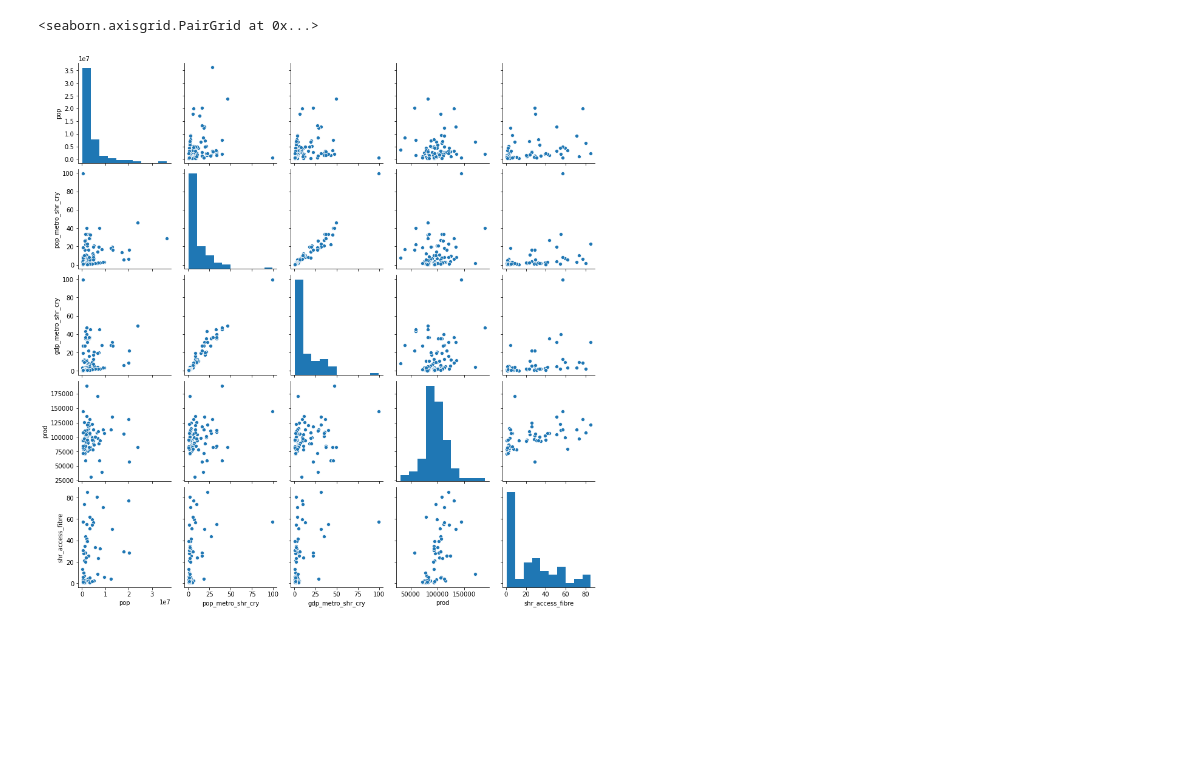
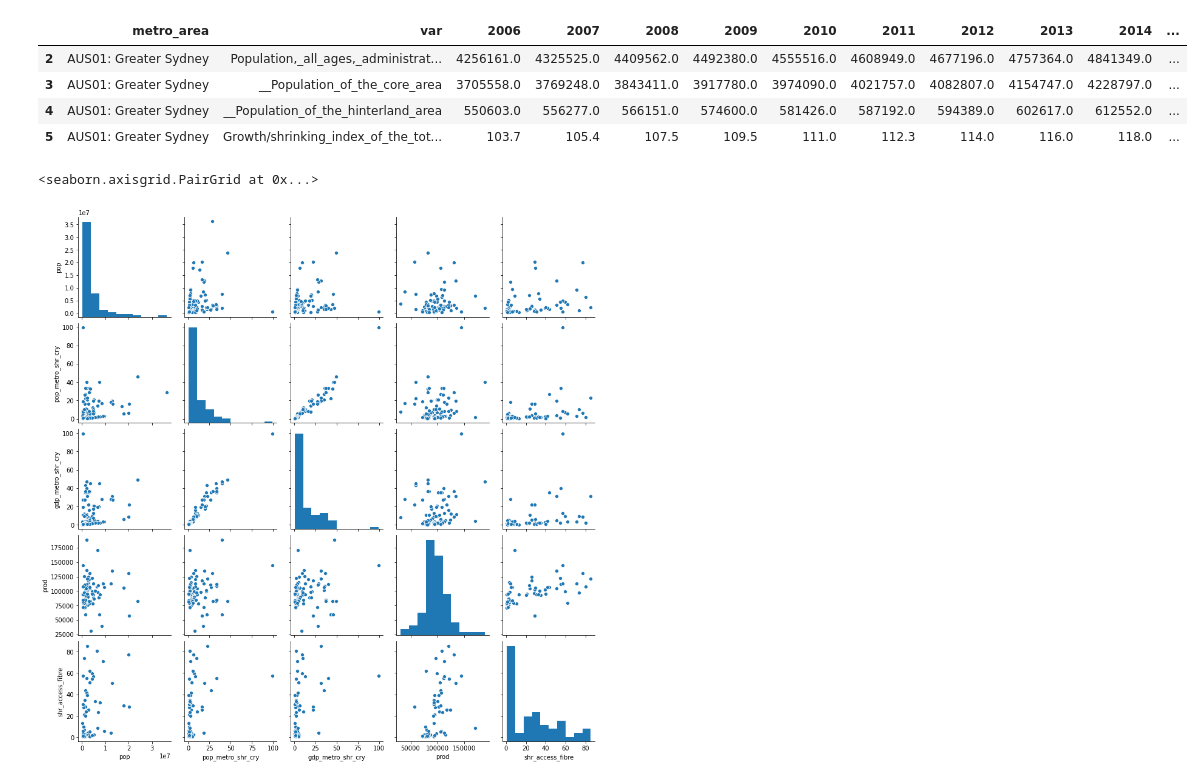
Before and after one commit to 107SBakst/107SBakst.github.io, a Jupyter notebook: Python/project_chart3_oecd2.ipynb, the cells around one changed output. Saved outputs shown, nothing was run; the diff lists cells and outputs as text; code cells hidden in the pictures; blank space fills up the shorter version.

Commit message:
reuploaded oced so years are columns

```diff
--- a/Python/project_chart3_oecd2.ipynb
+++ b/Python/project_chart3_oecd2.ipynb
@@ -41,21 +41,30 @@ for i in list:
     mdf = ndf.join(ndf[j], on='id_name')
 mdf
 # %%
-df = pd.read_excel(r'C:\Users\vw191\OneDrive - University of Bristol\Course\3rd year\Data Science\Project\Datastore\oecd.xlsx', sheet_name='OECD.Stat export',header=None,skiprows=6,nrows=1132,na_values='..')
-df.columns = ['metro_area','year','unit','pop_density','pop_density_core','pop_density_hinterland','urbanised_area_per_capita','polycentricity','pop','pop_core','pop_hinterland','gr_index_pop','pop_metro_shr_cry','gdp_metro_shr_cry','gdp_per_capita','prod','gini','poverty_rate','shr_access_fibre','homocide_rate','shr_pop_core_pm2.5>25','tree_cover_shr_core_area'] #Rename all columns.
+df = pd.read_excel(r'C:\Users\vw191\OneDrive - University of Bristol\Course\3rd year\Data Science\Project\Datastore\oecd.xlsx', sheet_name='OECD.Stat export',header=None,skiprows=2,nrows=1132,na_values='..')
+df.columns = ['metro_area','var','unit','b','2006','2007','2008','2009','2010','2011','2012','2013','2014','2015','2016','2017','2018','2019','2020'] #Rename all columns.
 df = df.drop('unit',axis=1) #Drop unit column.
 df.metro_area = df.metro_area.ffill(axis=0,limit=11) #As the file was xlsx the metropolitan names did not fill for each row. Therefore I ffill to include the correct name for all rows.
-df.polycentricity = df.polycentricity.bfill(axis=0,limit=11) #The file includes polycentricity dummy variable data only in the last year for each city. Therefore, I bfill to include the polycentricity data for all rows.
+df = df.iloc[2:,:] #Dropped first two rows as they were rows before dataset.
+df = df.drop('b',axis=1) #Dropped an empty column.
+df['var'] = df['var'].str.replace(' ','_')
 df[['id','name']] = df['metro_area'].str.split(':', 1, expand=True) #split metro_area column into the oecd id and metro name.
 #Convert all numeric columns to float dtype.
-for i in ['year','pop_density','pop_density_core','pop_density_hinterland','urbanised_area_per_capita','pop','pop_core','pop_hinterland','gr_index_pop','pop_metro_shr_cry','gdp_metro_shr_cry','gdp_per_capita','prod','gini','poverty_rate','shr_access_fibre','homocide_rate','shr_pop_core_pm2.5>25','tree_cover_shr_core_area']:
+for i in ['2006','2007','2008','2009','2010','2011','2012','2013','2014','2015','2016','2017','2018','2019','2020']:
     df[i] = df[i].astype('float')
-for i in ['pop_density','pop_density_core','pop_density_hinterland','urbanised_area_per_capita','pop','pop_core','pop_hinterland','gr_index_pop','pop_metro_shr_cry','gdp_metro_shr_cry','gdp_per_capita','prod','gini','poverty_rate','shr_access_fibre','homocide_rate','shr_pop_core_pm2.5>25','tree_cover_shr_core_area']:
+for i in ['2006','2007','2008','2009','2010','2011','2012','2013','2014','2015','2016','2017','2018','2019','2020']:
     df[i + '_ln'] = np.log(df[i])
 
 df1 = df
 df1.to_csv(r'C:\Users\vw191\OneDrive\Documents\GitHub\107SBakst.github.io\data\oecd_metro.csv')
 #https://raw.githubusercontent.com/107SBakst/107SBakst.github.io/main/data/oecd_metro.csv
+df.head(4)
+# %% [output]
+|  | metro_area | var | 2006 | 2007 | 2008 | 2009 | 2010 | 2011 | 2012 | 2013 | 2014 | ... |
+| 2 | AUS01: Greater Sydney | Population,_all_ages,_administrat... | 4256161.0 | 4325525.0 | 4409562.0 | 4492380.0 | 4555516.0 | 4608949.0 | 4677196.0 | 4757364.0 | 4841349.0 | ... |
+| 3 | AUS01: Greater Sydney | __Population_of_the_core_area | 3705558.0 | 3769248.0 | 3843411.0 | 3917780.0 | 3974090.0 | 4021757.0 | 4082807.0 | 4154747.0 | 4228797.0 | ... |
+| 4 | AUS01: Greater Sydney | __Population_of_the_hinterland_area | 550603.0 | 556277.0 | 566151.0 | 574600.0 | 581426.0 | 587192.0 | 594389.0 | 602617.0 | 612552.0 | ... |
+| 5 | AUS01: Greater Sydney | Growth/shrinking_index_of_the_tot... | 103.7 | 105.4 | 107.5 | 109.5 | 111.0 | 112.3 | 114.0 | 116.0 | 118.0 | ... |
 # %%
 #print(df.columns)
 #sns.scatterplot(data=df[df['year']==2018],x='prod_ln',y='gr_index_pop_ln')
```
Also changed, not shown: 1 other file.
